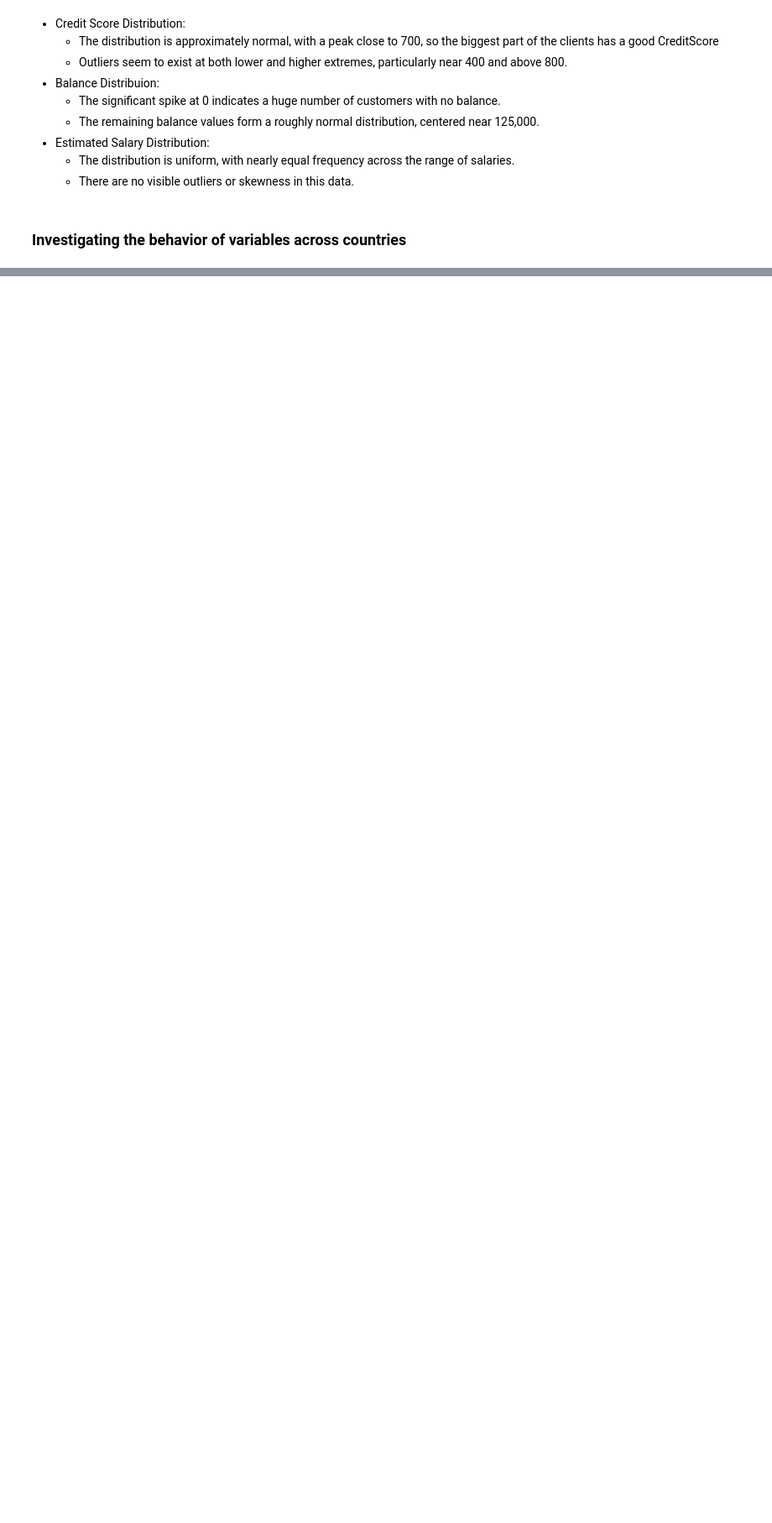
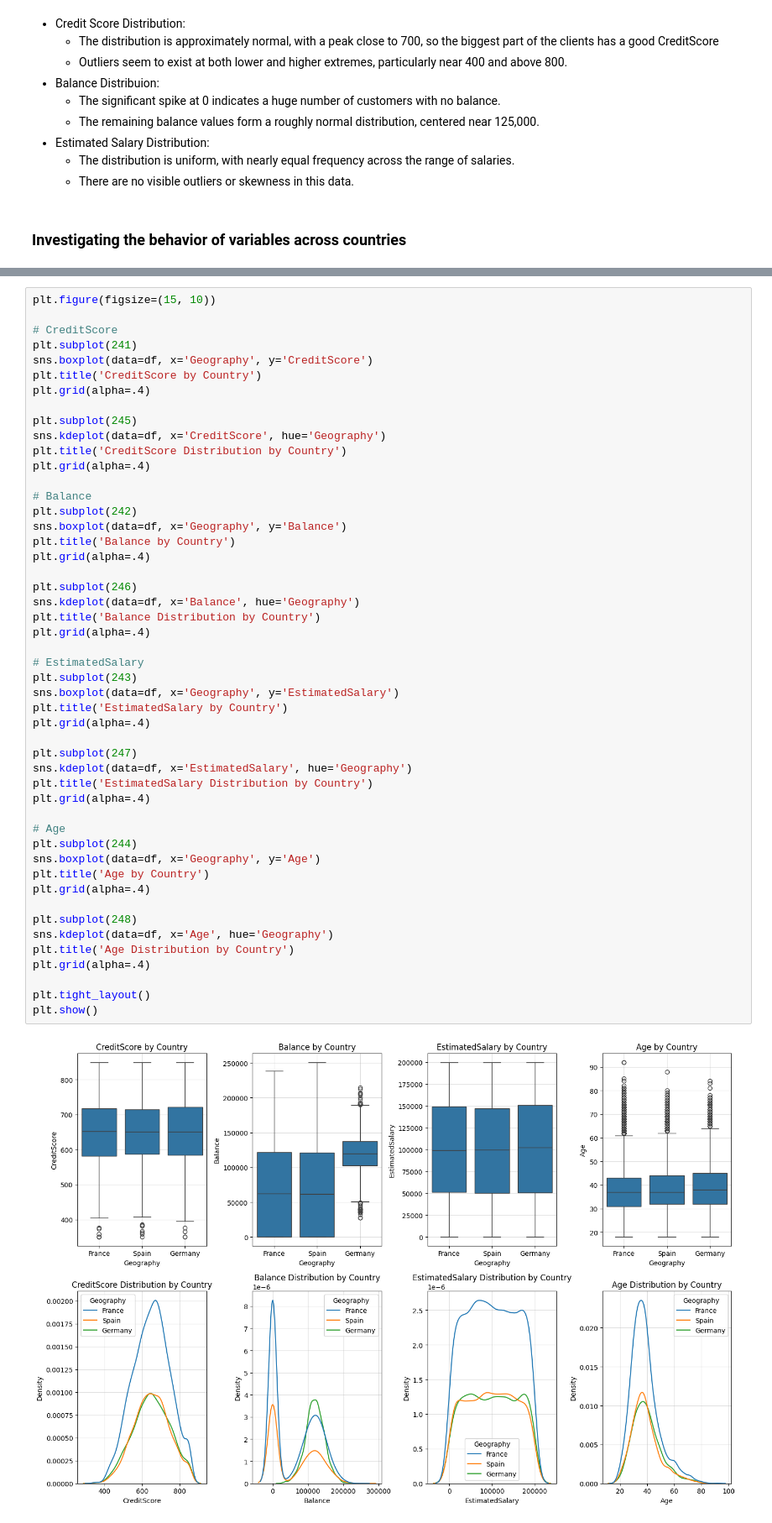
Before and after one commit to davirpp/Desafio-DS-Indicium, a Jupyter notebook: eda.ipynb, the cells around one changed output, grey strips where cells are left out. Shown at 84% size. Drawn from its saved outputs; the diff is of its cells as text; blank space fills up the shorter version.

```diff
--- a/eda.ipynb
+++ b/eda.ipynb
@@ -184,0 +193,51 @@ plt.show()
+# %%
+plt.figure(figsize=(15, 10))
+
+# CreditScore
+plt.subplot(241)
+sns.boxplot(data=df, x='Geography', y='CreditScore')
+plt.title('CreditScore by Country')
+plt.grid(alpha=.4)
+
+plt.subplot(245)
+sns.kdeplot(data=df, x='CreditScore', hue='Geography')
+plt.title('CreditScore Distribution by Country')
+plt.grid(alpha=.4)
+
+# Balance
+plt.subplot(242)
+sns.boxplot(data=df, x='Geography', y='Balance')
+plt.title('Balance by Country')
+plt.grid(alpha=.4)
+
+plt.subplot(246)
+sns.kdeplot(data=df, x='Balance', hue='Geography')
+plt.title('Balance Distribution by Country')
+plt.grid(alpha=.4)
+
+# EstimatedSalary
+plt.subplot(243)
+sns.boxplot(data=df, x='Geography', y='EstimatedSalary')
+plt.title('EstimatedSalary by Country')
+plt.grid(alpha=.4)
+
+plt.subplot(247)
+sns.kdeplot(data=df, x='EstimatedSalary', hue='Geography')
+plt.title('EstimatedSalary Distribution by Country')
+plt.grid(alpha=.4)
+
+# Age
+plt.subplot(244)
+sns.boxplot(data=df, x='Geography', y='Age')
+plt.title('Age by Country')
+plt.grid(alpha=.4)
+
+plt.subplot(248)
+sns.kdeplot(data=df, x='Age', hue='Geography')
+plt.title('Age Distribution by Country')
+plt.grid(alpha=.4)
+
+plt.tight_layout()
+plt.show()
+# %% [output]
+[figure, added]
```
Also changed, not shown: parts of 2 cells of this notebook.
